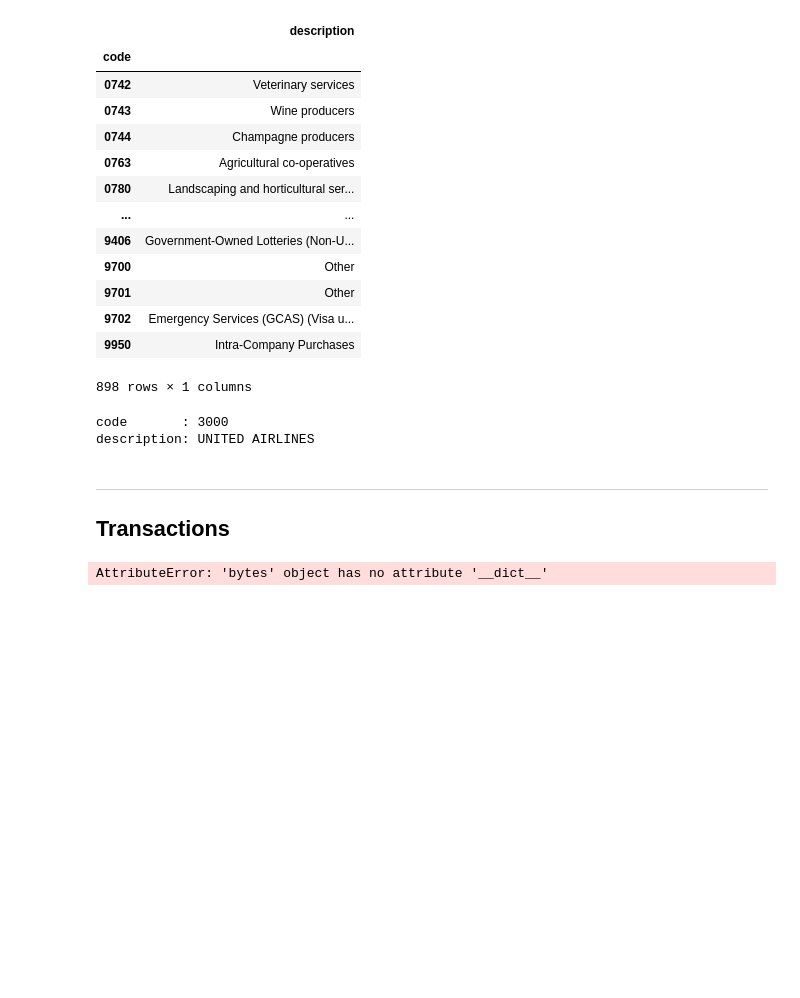
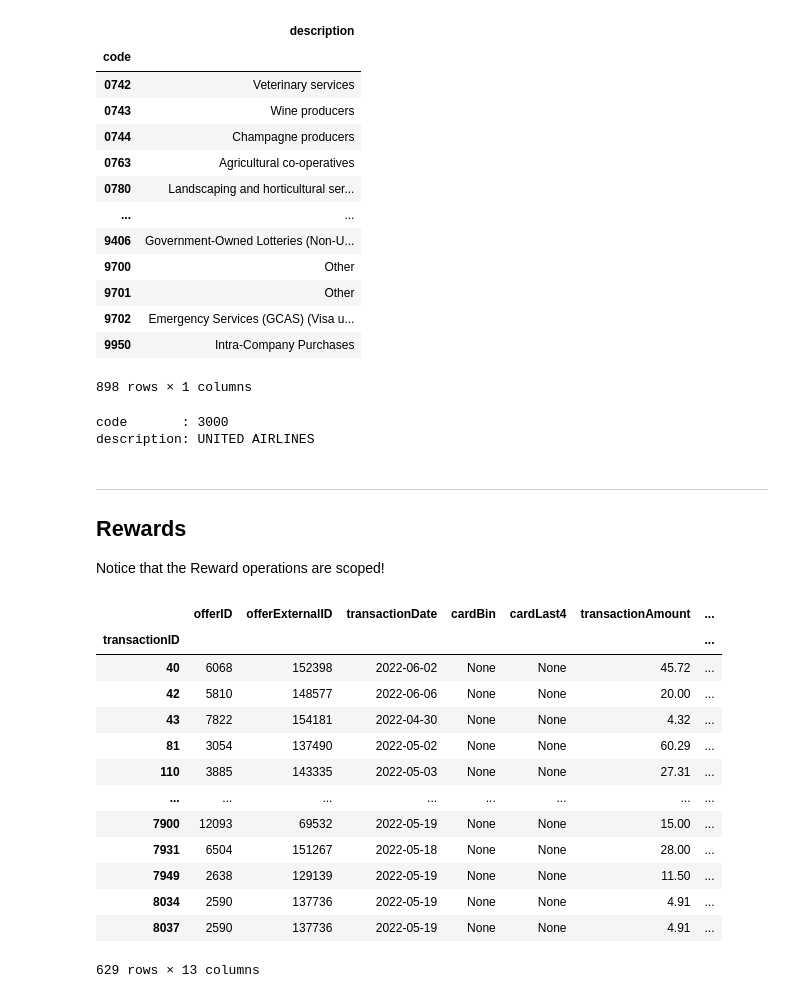
Before and after one commit to coronado-fi/coronado, a Jupyter notebook: quickstart-guide.ipynb, the cells around one changed output. Saved outputs shown, nothing was run; the diff lists cells and outputs as text; code cells hidden in the pictures; blank space fills up the shorter version.

```diff
--- a/quickstart-guide.ipynb
+++ b/quickstart-guide.ipynb
@@ -404,4 +456,6 @@ code       : 3000
 description: UNITED AIRLINES
 # %% [markdown]
 ---
-## Transactions
+## Rewards
+
+Notice that the Reward operations are scoped!
@@ -413,4 +461,0 @@ Transaction.initialize(config['serviceURL'], tx.SERVICE_PATH, auth)
-# %%
-prettyPrintListOf(Transaction)
-# %% [output]
-AttributeError: 'bytes' object has no attribute '__dict__'
@@ -416,0 +473,17 @@ AttributeError: 'bytes' object has no attribute '__dict__'
+# %%
+prettyPrintListOf(Reward, indexName = 'transactionID')
+# %% [output]
+|  | offerID | offerExternalID | transactionDate | cardBin | cardLast4 | transactionAmount | ... |
+| transactionID |  |  |  |  |  |  | ... |
+| 40 | 6068 | 152398 | 2022-06-02 | None | None | 45.72 | ... |
+| 42 | 5810 | 148577 | 2022-06-06 | None | None | 20.00 | ... |
+| 43 | 7822 | 154181 | 2022-04-30 | None | None | 4.32 | ... |
+| 81 | 3054 | 137490 | 2022-05-02 | None | None | 60.29 | ... |
+| 110 | 3885 | 143335 | 2022-05-03 | None | None | 27.31 | ... |
+| ... | ... | ... | ... | ... | ... | ... | ... |
+| 7900 | 12093 | 69532 | 2022-05-19 | None | None | 15.00 | ... |
+| 7931 | 6504 | 151267 | 2022-05-18 | None | None | 28.00 | ... |
+| 7949 | 2638 | 129139 | 2022-05-19 | None | None | 11.50 | ... |
+| 8034 | 2590 | 137736 | 2022-05-19 | None | None | 4.91 | ... |
+| 8037 | 2590 | 137736 | 2022-05-19 | None | None | 4.91 | ... |
+629 rows × 13 columns
```
Also changed, not shown: parts of 17 cells of this notebook, 27 other files.
